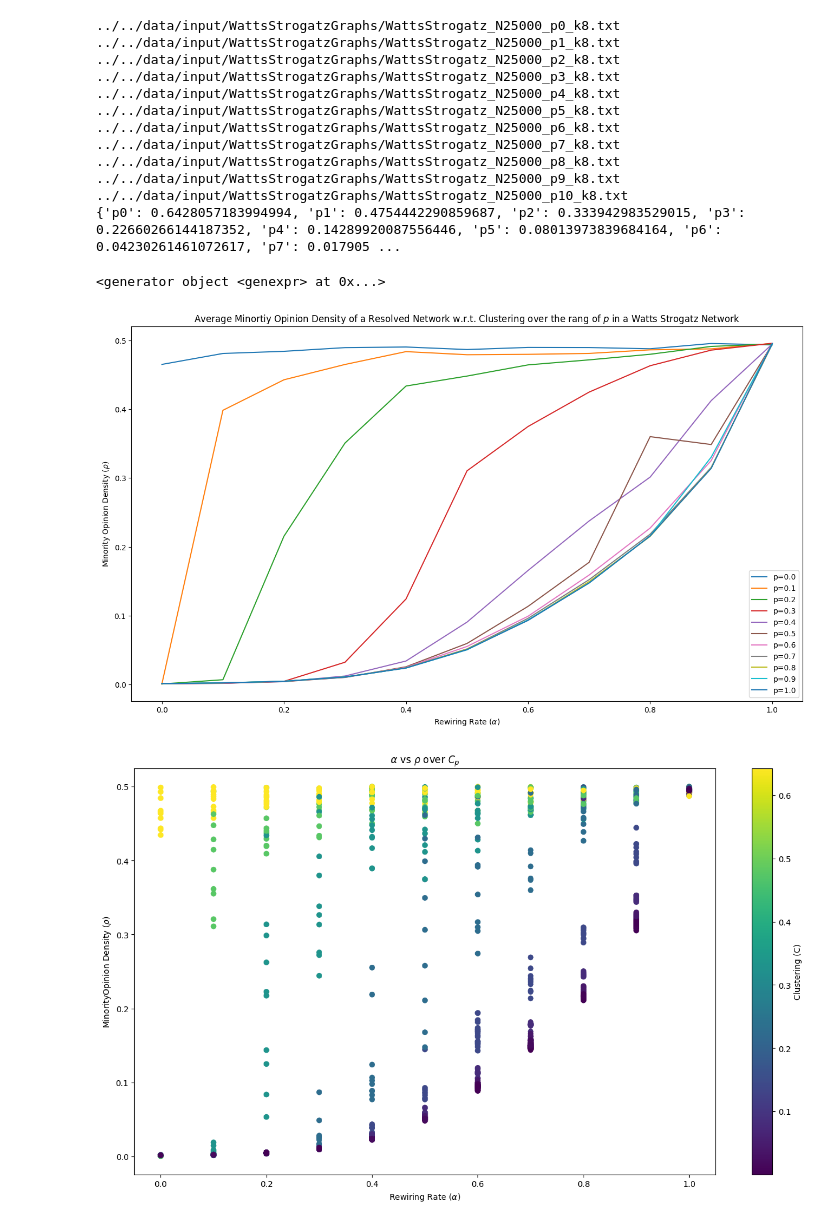
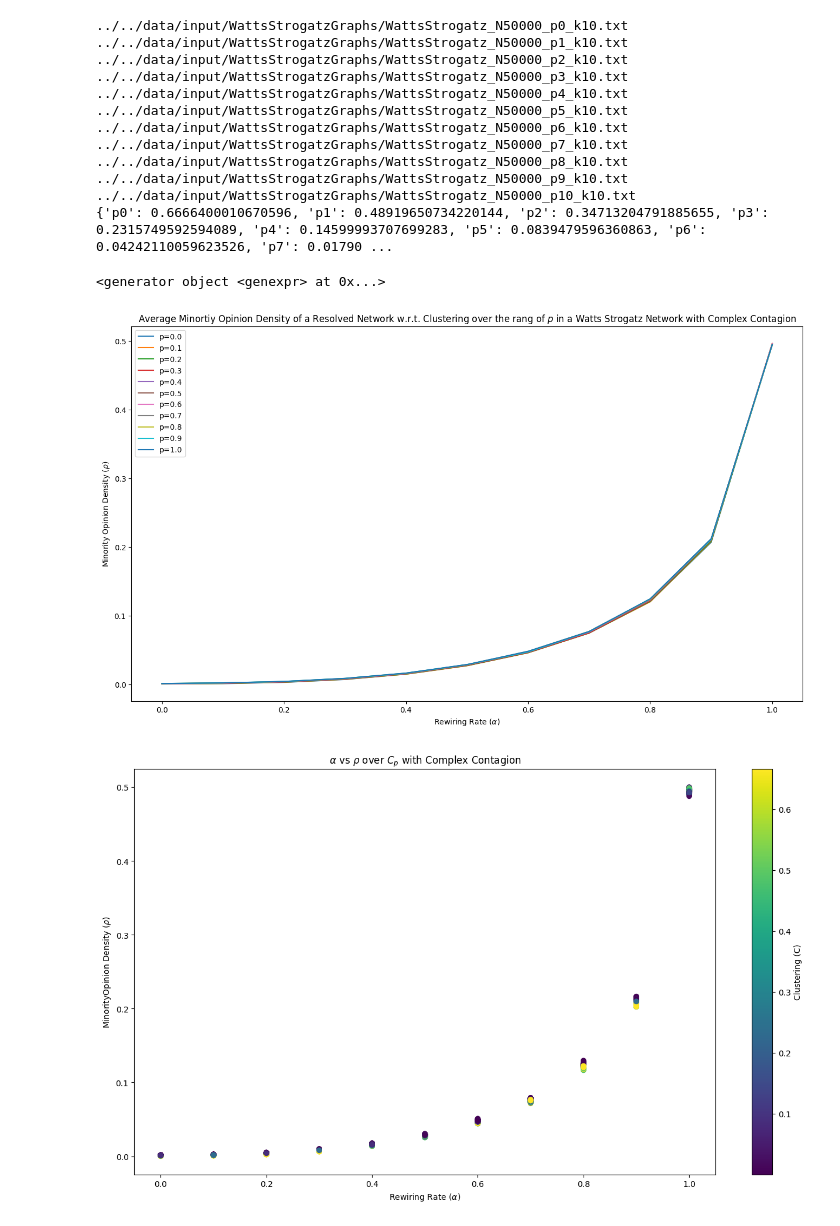
Before and after one commit to sagarswapRIT/Voter-Model, a Jupyter notebook: src/WattsStrogatz/ScatterPlotWithClustering.ipynb, the cells around one changed output. Saved outputs shown, nothing was run; the diff lists cells and outputs as text; code cells hidden in the pictures.

```diff
--- a/src/WattsStrogatz/ScatterPlotWithClustering.ipynb
+++ b/src/WattsStrogatz/ScatterPlotWithClustering.ipynb
@@ -5,7 +5,7 @@ import copy
 import os
 import networkx as nx
 # %%
-folder_path = "../../data/output/WattsStrogatzGraphs/"
+folder_path = "../../data/output/WattsStrogatzGraphs/ComplexContagion/"
 files=os.listdir(folder_path)
 
 pList=['p0', 'p1', 'p2', 'p3', 'p4', 'p5', 'p6', 'p7', 'p8', 'p9', 'p10']
@@ -41,7 +41,7 @@ clusterzero=1
 
 for p in pList:
     G=nx.Graph()
-    addr="../../data/input/WattsStrogatzGraphs/WattsStrogatz_N25000_"+str(p)+"_k8"+".txt"
+    addr="../../data/input/WattsStrogatzGraphs/WattsStrogatz_N50000_"+str(p)+"_k10"+".txt"
     print(addr)
     G=nx.read_edgelist(addr, create_using=nx.Graph(), nodetype=str)
     cluster=nx.average_clustering(G)
@@ -52,18 +52,18 @@ for p in pList:
 
 print(clustering)
 # %% [output]
-../../data/input/WattsStrogatzGraphs/WattsStrogatz_N25000_p0_k8.txt
-../../data/input/WattsStrogatzGraphs/WattsStrogatz_N25000_p1_k8.txt
-../../data/input/WattsStrogatzGraphs/WattsStrogatz_N25000_p2_k8.txt
-../../data/input/WattsStrogatzGraphs/WattsStrogatz_N25000_p3_k8.txt
-../../data/input/WattsStrogatzGraphs/WattsStrogatz_N25000_p4_k8.txt
-../../data/input/WattsStrogatzGraphs/WattsStrogatz_N25000_p5_k8.txt
-../../data/input/WattsStrogatzGraphs/WattsStrogatz_N25000_p6_k8.txt
-../../data/input/WattsStrogatzGraphs/WattsStrogatz_N25000_p7_k8.txt
-../../data/input/WattsStrogatzGraphs/WattsStrogatz_N25000_p8_k8.txt
-../../data/input/WattsStrogatzGraphs/WattsStrogatz_N25000_p9_k8.txt
-../../data/input/WattsStrogatzGraphs/WattsStrogatz_N25000_p10_k8.txt
-{'p0': 0.6428057183994994, 'p1': 0.4754442290859687, 'p2': 0.333942983529015, 'p3': 0.22660266144187352, 'p4': 0.14289920087556446, 'p5': 0.08013973839684164, 'p6': 0.04230261461072617, 'p7': 0.017905 ...
+../../data/input/WattsStrogatzGraphs/WattsStrogatz_N50000_p0_k10.txt
+../../data/input/WattsStrogatzGraphs/WattsStrogatz_N50000_p1_k10.txt
+../../data/input/WattsStrogatzGraphs/WattsStrogatz_N50000_p2_k10.txt
+../../data/input/WattsStrogatzGraphs/WattsStrogatz_N50000_p3_k10.txt
+../../data/input/WattsStrogatzGraphs/WattsStrogatz_N50000_p4_k10.txt
+../../data/input/WattsStrogatzGraphs/WattsStrogatz_N50000_p5_k10.txt
+../../data/input/WattsStrogatzGraphs/WattsStrogatz_N50000_p6_k10.txt
+../../data/input/WattsStrogatzGraphs/WattsStrogatz_N50000_p7_k10.txt
+../../data/input/WattsStrogatzGraphs/WattsStrogatz_N50000_p8_k10.txt
+../../data/input/WattsStrogatzGraphs/WattsStrogatz_N50000_p9_k10.txt
+../../data/input/WattsStrogatzGraphs/WattsStrogatz_N50000_p10_k10.txt
+{'p0': 0.6666400010670596, 'p1': 0.48919650734220144, 'p2': 0.34713204791885655, 'p3': 0.2315749592594089, 'p4': 0.14599993707699283, 'p5': 0.0839479596360863, 'p6': 0.04242110059623526, 'p7': 0.01790 ...
 # %%
 miniDict={"r0": 0, "r10": 0, "r20": 0, "r30":0, "r40":0, "r50":0, "r60":0, "r70":0, "r80":0, "r90":0, "r100":0}
 avgOpn={"p0": copy.deepcopy(copy.deepcopy(miniDict)), "p1": copy.deepcopy(miniDict), "p2": copy.deepcopy(miniDict), "p3": copy.deepcopy(miniDict), "p4": copy.deepcopy(miniDict), "p5": copy.deepcopy(miniDict), "p6": copy.deepcopy(miniDict), "p7": copy.deepcopy(miniDict), "p8": copy.deepcopy(miniDict), "p9": copy.deepcopy(miniDict), "p10": copy.deepcopy(miniDict)}
@@ -124,27 +124,30 @@ for p in pList:
     for r in rList:
         # print(avgOpn.get(p).get(r))
         # print(count.get(p).get(r))
-        avgOpn[p][r]=avgOpn.get(p).get(r)/count.get(p).get(r)
+        try:
+            avgOpn[p][r]=avgOpn.get(p).get(r)/count.get(p).get(r)
+        except Exception  as e:
+            print(p, r)
 # %% [output]
 <generator object <genexpr> at 0x...>
 # %%
 #For the line graph
 
 #print(avgOpn)
 xVals=[0, 0.1, 0.2, 0.3, 0.4, 0.5, 0.6, 0.7, 0.8, 0.9, 1]
 fig=plt.figure(figsize=(16, 9))
 axLine=fig.subplots()
 
 for k, v in avgOpn.items():
     lab="".join(["p=", str(float(k[1:])/10)])
     v=list(v.values())
     axLine.plot(xVals, v, label=lab)
 
 axLine.legend()
 axLine.set_xlabel("Rewiring Rate ($\\alpha$)")
 axLine.set_ylabel("Minority Opinion Density ($\\rho$)")
-axLine.set_title("Average Minortiy Opinion Density of a Resolved Network w.r.t. Clustering over the rang of $p$ in a Watts Strogatz Network")
+axLine.set_title("Average Minortiy Opinion Density of a Resolved Network w.r.t. Clustering over the rang of $p$ in a Watts Strogatz Network with Complex Contagion")
 plt.show()
 # %% [output]
-[figure, old version]
+[figure, new version]
 # %%
@@ -179,8 +182,8 @@ ax.set_xlabel("Rewiring Rate ($\\alpha$)")
 ax.set_ylabel("MinorityOpinion Density ($\\rho$)")
 cbar=fig.colorbar(sc, ax=ax)
 cbar.set_label("Clustering (C)")
-plt.title("$\\alpha$ vs $\\rho$ over $C_p$")
+plt.title("$\\alpha$ vs $\\rho$ over $C_p$ with Complex Contagion")
 plt.show()
 # %% [output]
-[figure, old version]
+[figure, new version]
 # %%
```
Also changed, not shown: parts of 2 cells of this notebook, 20 other files.
